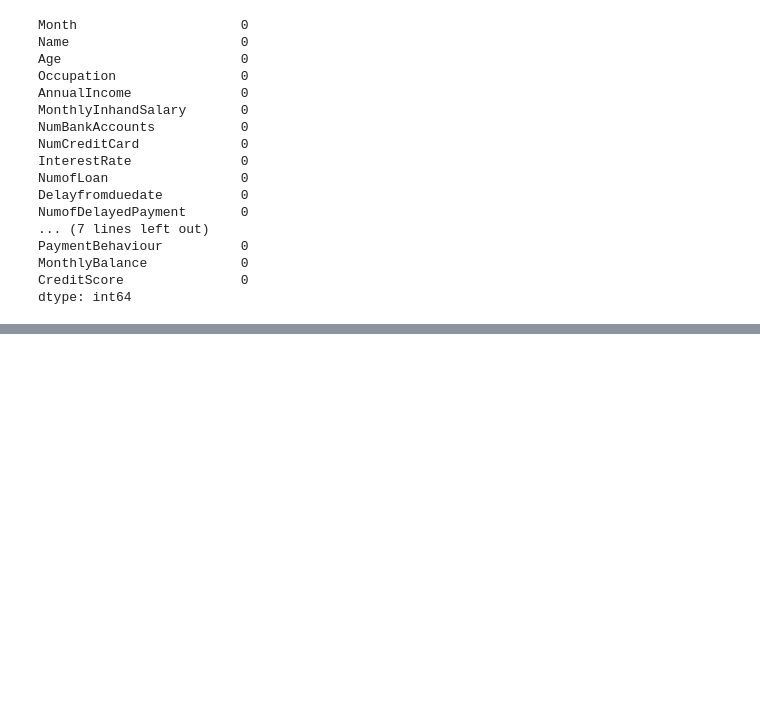
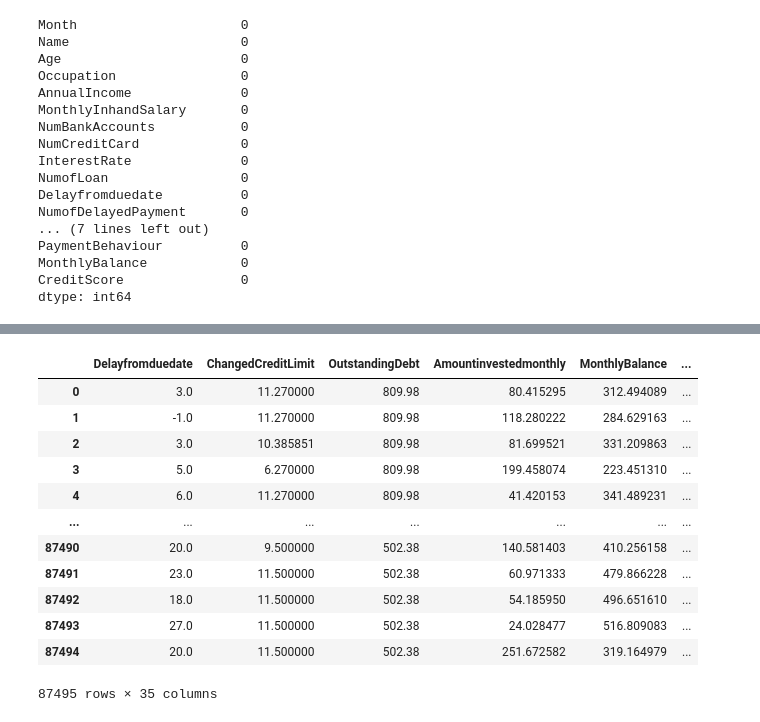
Before and after one commit to narimanm0/DS-ML, a Jupyter notebook: CreditScore/CreditScore.ipynb, the cells around one changed output, grey strips where cells are left out. Saved outputs shown, nothing was run; the diff lists cells and outputs as text; code cells hidden in the pictures; blank space fills up the shorter version.

```diff
--- a/CreditScore/CreditScore.ipynb
+++ b/CreditScore/CreditScore.ipynb
@@ -176,0 +245,2 @@ for i in data[['Delayfromduedate', 'ChangedCreditLimit', 'OutstandingDebt','Amou
+# %%
+data = pd.get_dummies(data, drop_first=True)
@@ -176,0 +273,16 @@ for i in data[['Delayfromduedate', 'ChangedCreditLimit', 'OutstandingDebt','Amou
+# %%
+data
+# %% [output]
+|  | Delayfromduedate | ChangedCreditLimit | OutstandingDebt | Amountinvestedmonthly | MonthlyBalance | ... |
+| 0 | 3.0 | 11.270000 | 809.98 | 80.415295 | 312.494089 | ... |
+| 1 | -1.0 | 11.270000 | 809.98 | 118.280222 | 284.629163 | ... |
+| 2 | 3.0 | 10.385851 | 809.98 | 81.699521 | 331.209863 | ... |
+| 3 | 5.0 | 6.270000 | 809.98 | 199.458074 | 223.451310 | ... |
+| 4 | 6.0 | 11.270000 | 809.98 | 41.420153 | 341.489231 | ... |
+| ... | ... | ... | ... | ... | ... | ... |
+| 87490 | 20.0 | 9.500000 | 502.38 | 140.581403 | 410.256158 | ... |
+| 87491 | 23.0 | 11.500000 | 502.38 | 60.971333 | 479.866228 | ... |
+| 87492 | 18.0 | 11.500000 | 502.38 | 54.185950 | 496.651610 | ... |
+| 87493 | 27.0 | 11.500000 | 502.38 | 24.028477 | 516.809083 | ... |
+| 87494 | 20.0 | 11.500000 | 502.38 | 251.672582 | 319.164979 | ... |
+87495 rows × 35 columns
```
Also changed, not shown: parts of 29 cells of this notebook, 4 other files.
